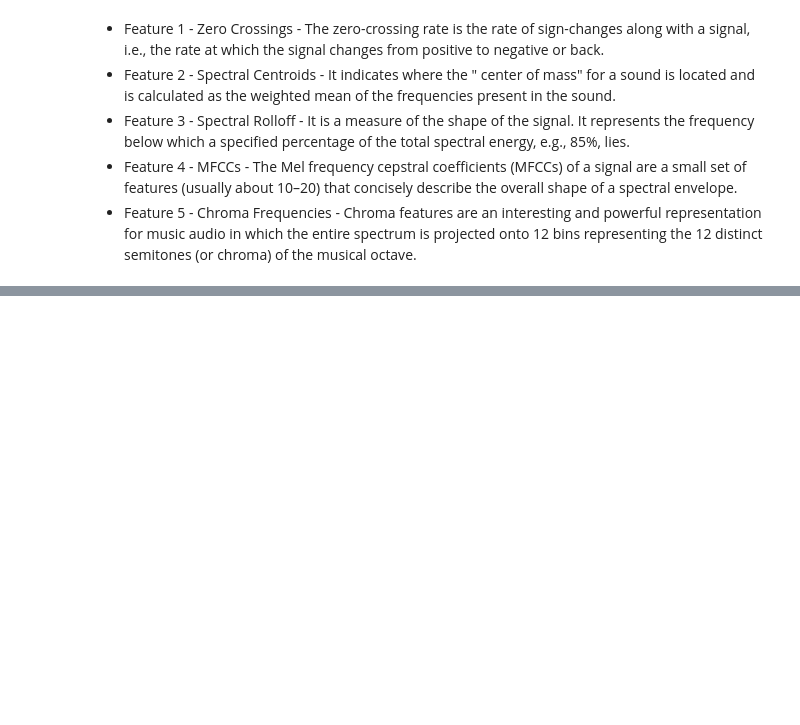
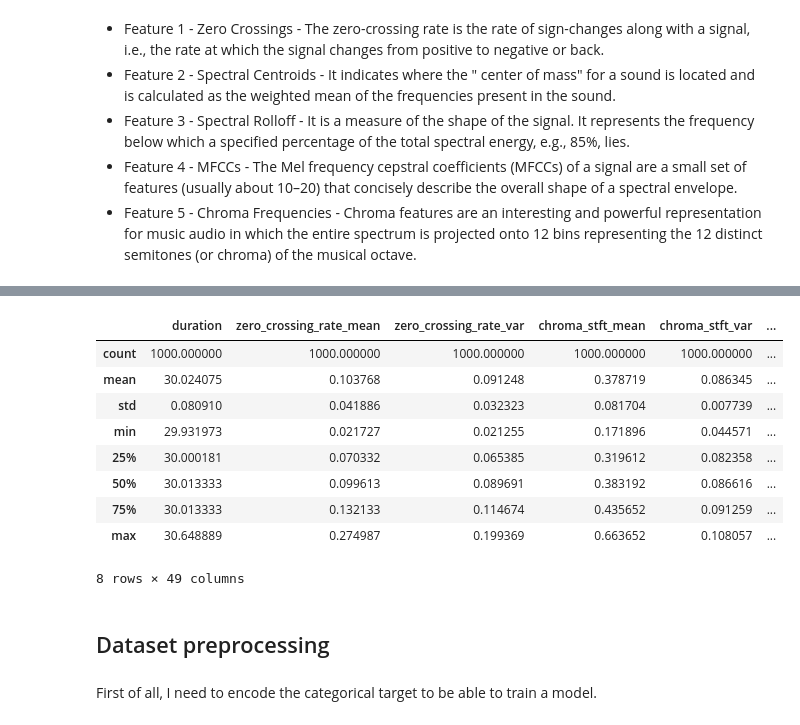
Before and after one commit to NickKirilov/Classically-Punk, a Jupyter notebook: classically_punk.ipynb, the cells around one changed output, grey strips where cells are left out. Drawn from its saved outputs; the diff is of its cells as text; code cells hidden in the pictures; blank space fills up the shorter version.

Commit message:
I have saved the dataset. Then, I implemented label encoding and feature scaling. Next steps are to build a model.

```diff
--- a/classically_punk.ipynb
+++ b/classically_punk.ipynb
@@ -134,0 +139,13 @@ df
+# %%
+df.describe()
+# %% [output]
+|  | duration | zero_crossing_rate_mean | zero_crossing_rate_var | chroma_stft_mean | chroma_stft_var | ... |
+| count | 1000.000000 | 1000.000000 | 1000.000000 | 1000.000000 | 1000.000000 | ... |
+| mean | 30.024075 | 0.103768 | 0.091248 | 0.378719 | 0.086345 | ... |
+| std | 0.080910 | 0.041886 | 0.032323 | 0.081704 | 0.007739 | ... |
+| min | 29.931973 | 0.021727 | 0.021255 | 0.171896 | 0.044571 | ... |
+| 25% | 30.000181 | 0.070332 | 0.065385 | 0.319612 | 0.082358 | ... |
+| 50% | 30.013333 | 0.099613 | 0.089691 | 0.383192 | 0.086616 | ... |
+| 75% | 30.013333 | 0.132133 | 0.114674 | 0.435652 | 0.091259 | ... |
+| max | 30.648889 | 0.274987 | 0.199369 | 0.663652 | 0.108057 | ... |
+8 rows × 49 columns
@@ -134,0 +154,2 @@ df
+# %% [markdown]
+## Dataset preprocessing
@@ -134,0 +158,2 @@ df
+# %% [markdown]
+First of all, I need to encode the categorical target to be able to train a model.
```
Also changed, not shown: parts of 15 cells of this notebook.
